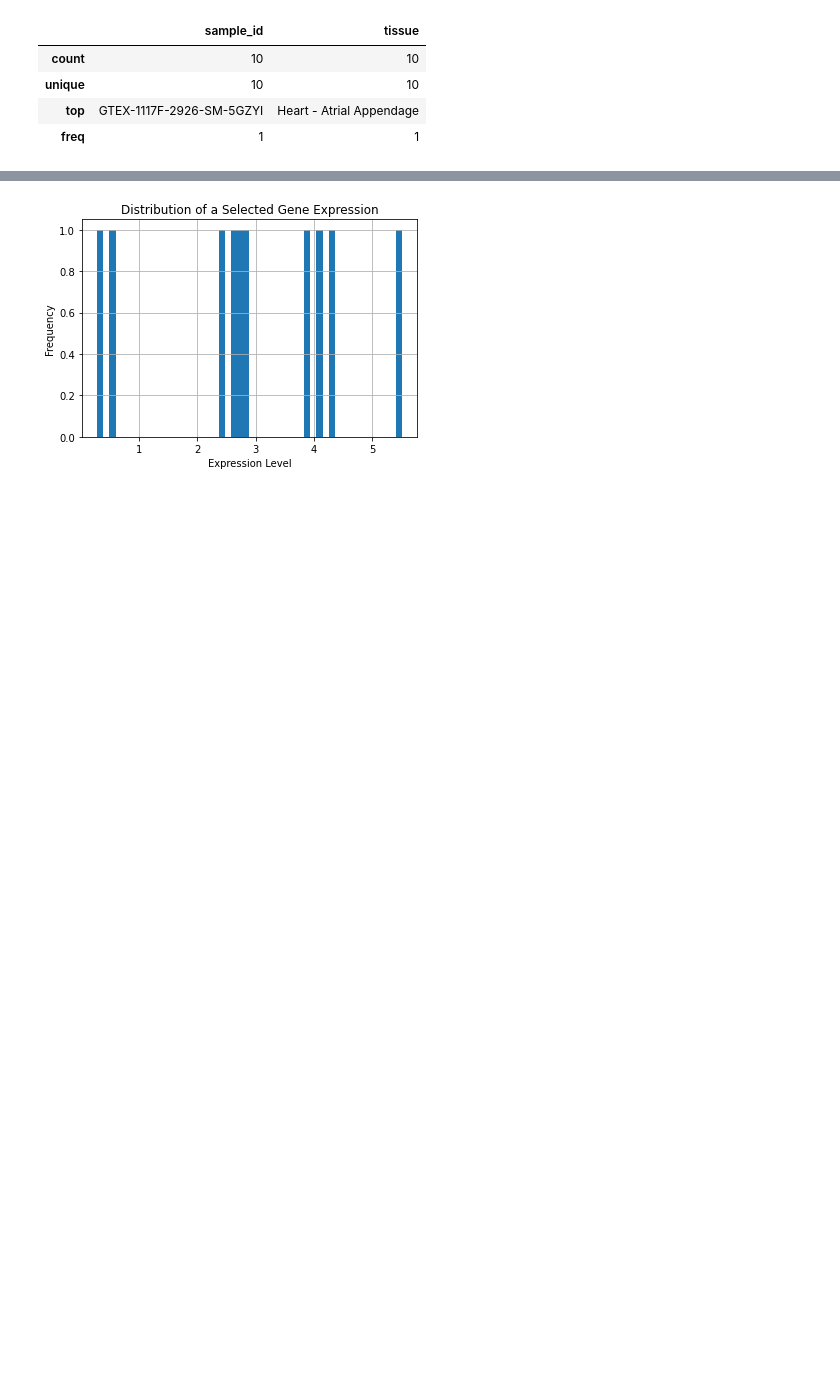
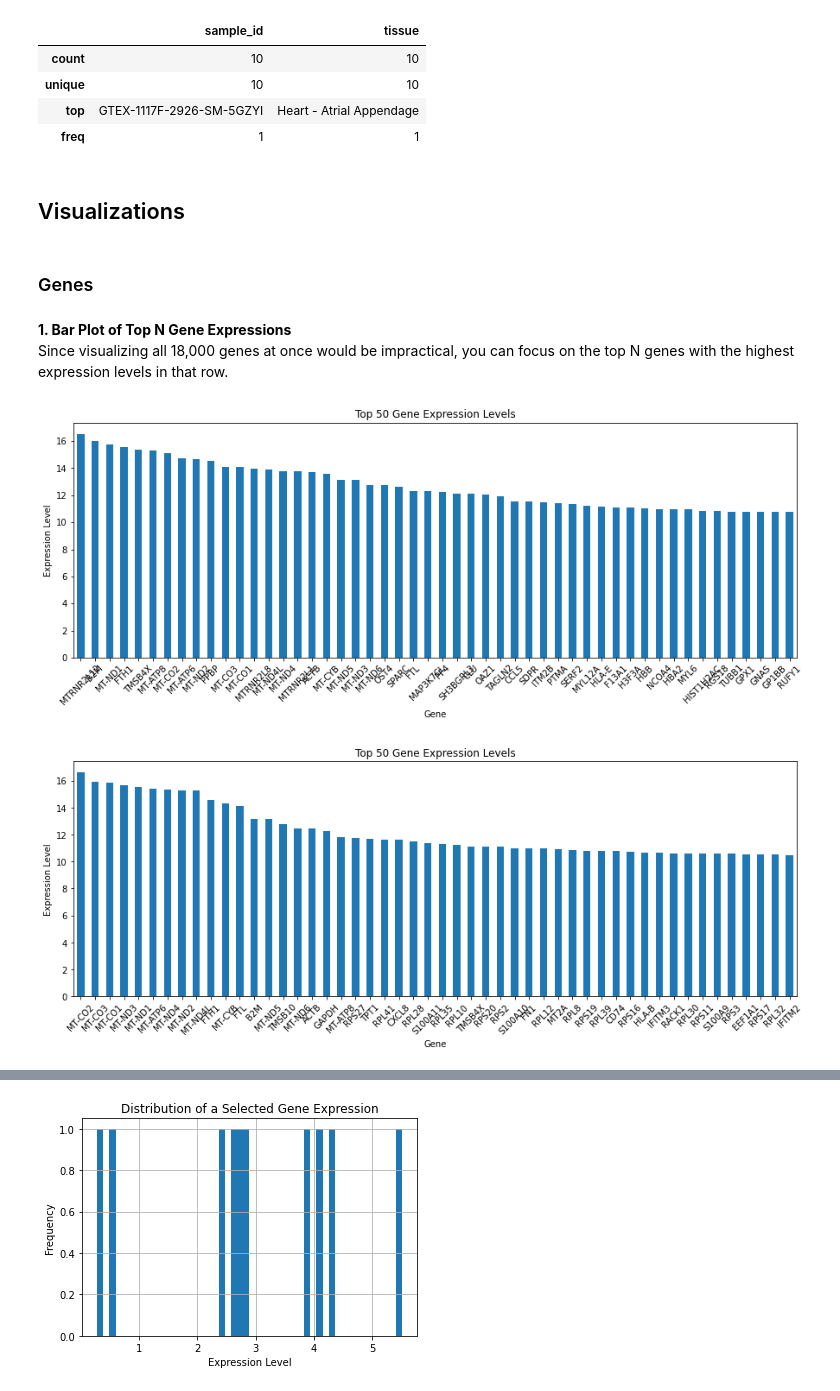
Before and after one commit to notaiax/Prediction-of-protein-isoforms-using-semi-supervised-learning, a Jupyter notebook: explore_data.ipynb, the cells around one changed output, grey strips where cells are left out. Saved outputs shown, nothing was run; the diff lists cells and outputs as text; code cells hidden in the pictures; blank space fills up the shorter version.

Commit message:
Add visualizations

```diff
--- a/explore_data.ipynb
+++ b/explore_data.ipynb
@@ -169,3 +236,18 @@ chunk.describe()
 | unique | 10 | 10 |
 | top | GTEX-1117F-2926-SM-5GZYI | Heart - Atrial Appendage |
 | freq | 1 | 1 |
+# %% [markdown]
+## Visualizations
+# %% [markdown]
+### Genes
+# %% [markdown]
+**1. Bar Plot of Top N Gene Expressions**
+Since visualizing all 18,000 genes at once would be impractical, you can focus on the top N genes with the highest expression levels in that row.
+# %%
+# Example usage
+data_chunk = archs4_chunk
+plot_top_genes(data_chunk.iloc[0], top_n=50)  # Adjust 'data_chunk' to your DataFrame name and row index as needed
+plot_top_genes(data_chunk.iloc[1], top_n=50)
+# %% [output]
+[figure, added]
+[figure, added]
```
Also changed, not shown: parts of 22 cells of this notebook.
